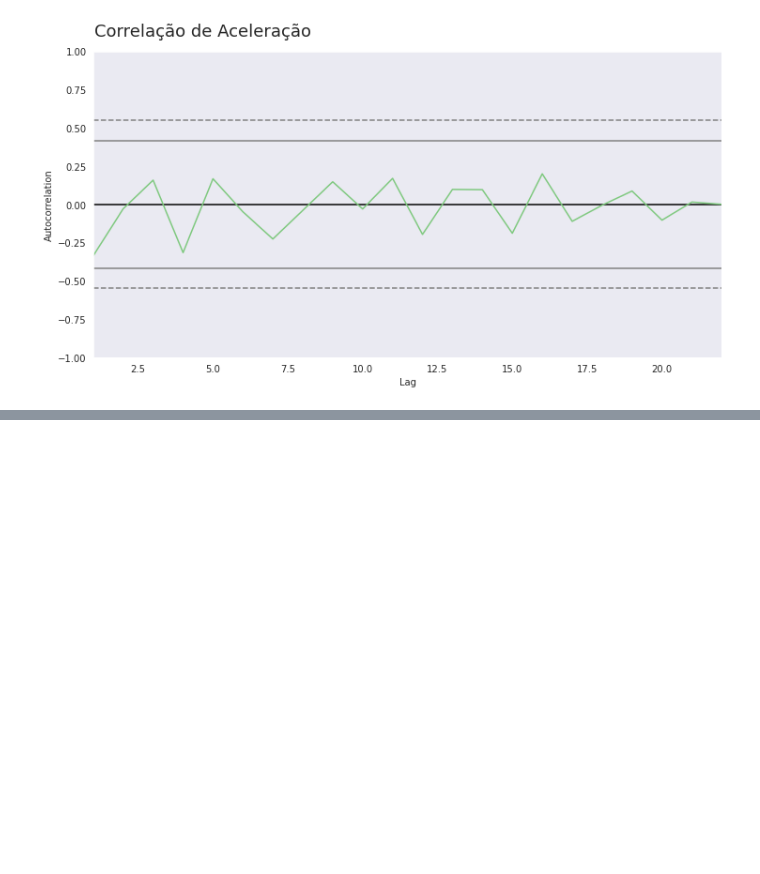
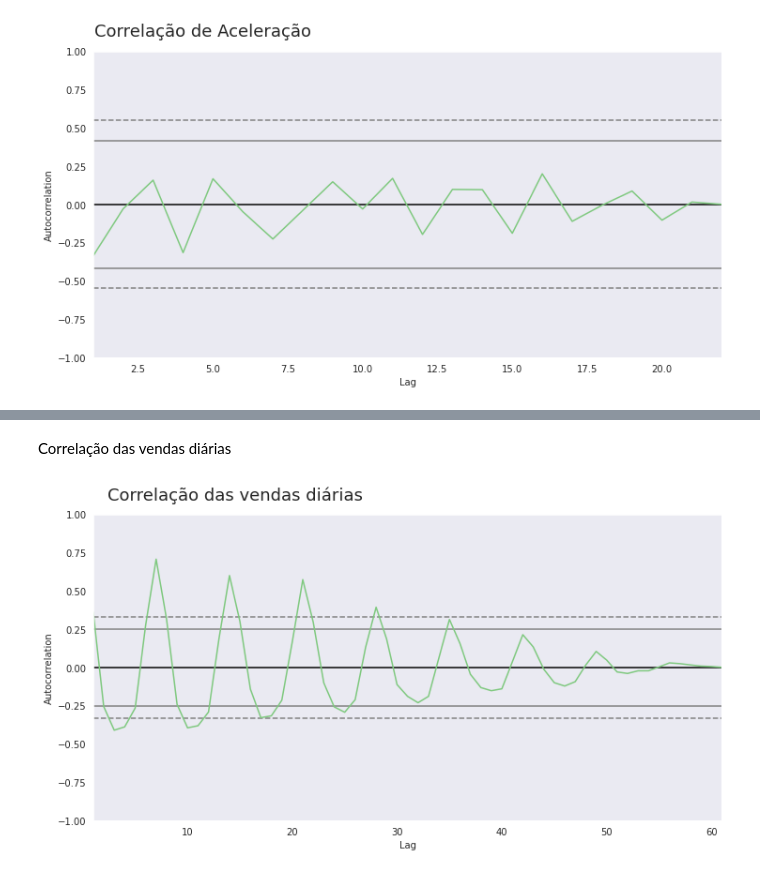
Before and after one commit to brenosyperrek/pandas_time_series, a Jupyter notebook: Time_Series.ipynb, the cells around one changed output, grey strips where cells are left out. Cells and saved outputs as stored; diff of their text form; code cells hidden in the pictures; blank space fills up the shorter version.

```diff
--- a/Time_Series.ipynb
+++ b/Time_Series.ipynb
@@ -158,0 +299,3 @@ autocorrelation_plot(alucar.aceleracao[2:])
+# %%
+vendas_dia['dia_da_semana'] = vendas_dia['dia'].dt.strftime('%A')
+vendas_dia.head()
@@ -158,0 +314,5 @@ autocorrelation_plot(alucar.aceleracao[2:])
+# %%
+dias_traduzidos = {'Monday' : 'Segunda-Feira', 'Tuesday' : 'Terça-Feira', 'Wednesday' : 'Quarta-Feira', 'Thursday' : 'Quinta-Feira', 'Friday' : 'Sexta-Feira', 'Saturday' : 'Sábado','Sunday' : 'Domingo'}
+# %%
+vendas_dia['dia_da_semana'] = vendas_dia['dia_da_semana'].map(dias_traduzidos)
+vendas_dia.head()
@@ -158,0 +341,9 @@ autocorrelation_plot(alucar.aceleracao[2:])
+# %% [markdown]
+Correlação das vendas diárias
+# %%
+ax = plt.figure(figsize=(12,6))
+ax.suptitle('Correlação das vendas diárias', fontsize=18, x=0.3, y=0.95)
+autocorrelation_plot(vendas_dia['vendas'])
+ax = ax
+# %% [output]
+[figure, added]
```
Also changed, not shown: parts of 61 cells of this notebook.
